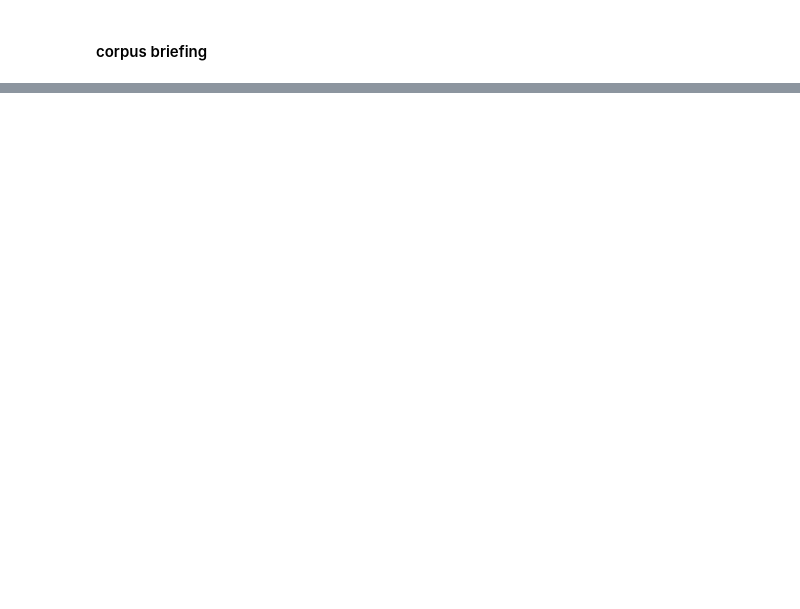
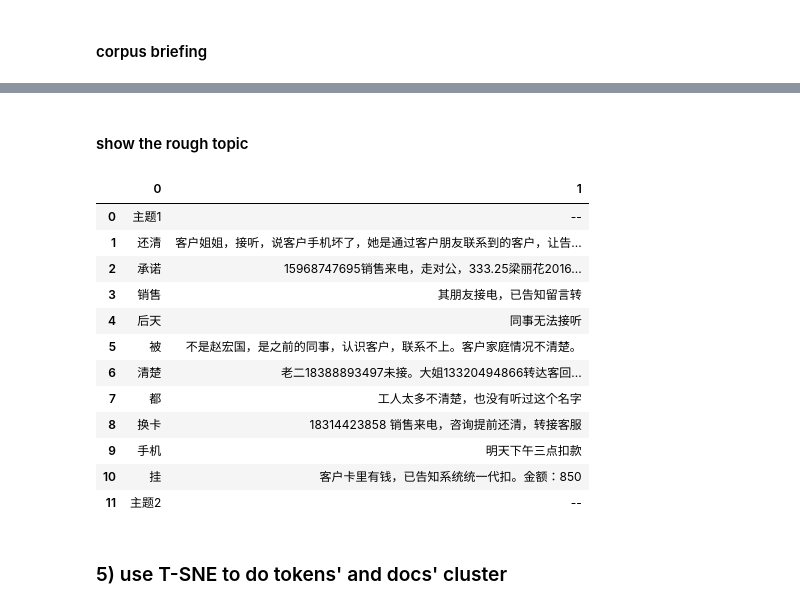
Before and after one commit to miission/TFProj, a Jupyter notebook: Natural language process/Topic Model.ipynb, the cells around one changed output, grey strips where cells are left out. Saved outputs shown, nothing was run; the diff lists cells and outputs as text; code cells hidden in the pictures; blank space fills up the shorter version.

```diff
--- a/Natural language process/Topic Model.ipynb
+++ b/Natural language process/Topic Model.ipynb
@@ -71,0 +178,28 @@ for sentence in conversations:
+# %%
+#start training
+n_epochs   = 1000
+batch_size = 100
+batch_num  = documNums//batch_size+1
+assess_size= 100
+with tf.Session() as sess:
+    init.run()
+    for epoch in range(n_epochs):
+        for batch in range(batch_num):
+            #feed rawdata
+            document_idx_batch = docIndxSpan [batch*batch_size:(batch+1)*batch_size]
+            multiplier_batch   = docTokenNum [batch*batch_size:(batch+1)*batch_size]
+            tokensInDoc_batch  = tokenDocMat [batch*batch_size:(batch+1)*batch_size]
+
+            #training
+            sess.run(training_op, feed_dict={document_idx : document_idx_batch,
+                                             multiplier   : multiplier_batch,
+                                             tokensInDoc  : tokensInDoc_batch})
+        if epoch%100==0:
+            train_loss = loss.eval(feed_dict={document_idx : docIndxSpan [epoch*assess_size:(epoch+1)*assess_size],
+                                              multiplier   : docTokenNum [epoch*assess_size:(epoch+1)*assess_size],
+                                              tokensInDoc  : tokenDocMat [epoch*assess_size:(epoch+1)*assess_size]})
+            print(train_loss)
+    save_path = saver.save(sess,"tfsave/topic_model.ckpt")
+    # get embedding
+    documMat = documentembed_Sfmx.eval(feed_dict={document_idx : docIndxSpan})
+    tokenMat = token2topicWeight_Sfmx.eval()
@@ -71,0 +237,34 @@ for sentence in conversations:
+# %% [markdown]
+#### show the rough topic
+# %%
+outDF = []
+keyWords = []
+keySentences = []
+for idx in range(HP_topicNums):
+    ords = np.argsort(-tokenMat[idx])[:10]
+    tmp = ['主题'+str(idx+1)]
+    tmp += [code2token[i]for i in ords]
+    keyWords+=tmp
+    ords = np.argsort(-documMat.T[idx])[:10]
+    tmp = ['--']
+    tmp +=[rawSentences[i]for i in ords]
+    keySentences+=tmp
+outDF = [keyWords,keySentences]
+# %%
+pd.DataFrame(outDF).T.head(12)
+# %% [output]
+|  | 0 | 1 |
+| 0 | 主题1 | -- |
+| 1 | 还清 | 客户姐姐，接听，说客户手机坏了，她是通过客户朋友联系到的客户，让告... |
+| 2 | 承诺 | 15968747695销售来电，走对公，333.25梁丽花2016... |
+| 3 | 销售 | 其朋友接电，已告知留言转 |
+| 4 | 后天 | 同事无法接听 |
+| 5 | 被 | 不是赵宏国，是之前的同事，认识客户，联系不上。客户家庭情况不清楚。 |
+| 6 | 清楚 | 老二18388893497未接。大姐13320494866转达客回... |
+| 7 | 都 | 工人太多不清楚，也没有听过这个名字 |
+| 8 | 换卡 | 18314423858 销售来电，咨询提前还清，转接客服 |
+| 9 | 手机 | 明天下午三点扣款 |
+| 10 | 挂 | 客户卡里有钱，已告知系统统一代扣。金额：850 |
+| 11 | 主题2 | -- |
+# %% [markdown]
+### 5)  use T-SNE to do tokens' and docs' cluster
```
Also changed, not shown: parts of 30 cells of this notebook.
